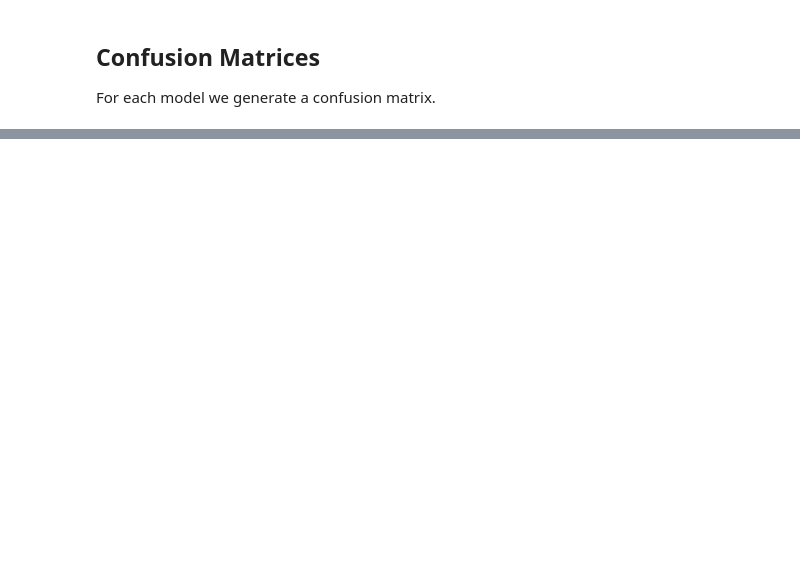
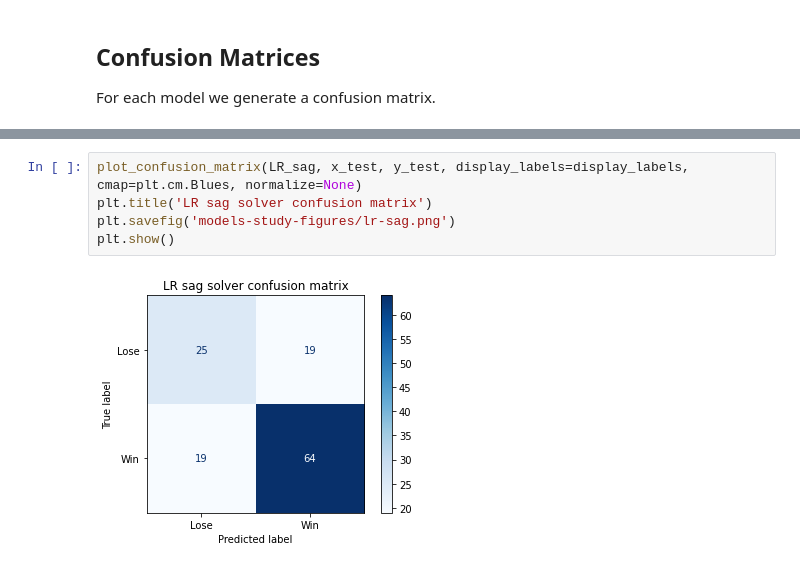
Before and after one commit to JoseRuizCasado/GamePredictionModelEvaluation, a Jupyter notebook: GamePrediction.ipynb, the cells around one changed output, grey strips where cells are left out. Drawn from its saved outputs; the diff is of its cells as text; blank space fills up the shorter version.

```diff
--- a/GamePrediction.ipynb
+++ b/GamePrediction.ipynb
@@ -276,0 +291,7 @@ plt.show()
+# %%
+plot_confusion_matrix(LR_sag, x_test, y_test, display_labels=display_labels, cmap=plt.cm.Blues, normalize=None)
+plt.title('LR sag solver confusion matrix')
+plt.savefig('models-study-figures/lr-sag.png')
+plt.show()
+# %% [output]
+[figure, added]
```
Also changed, not shown: parts of 12 cells of this notebook, 9 other files.
